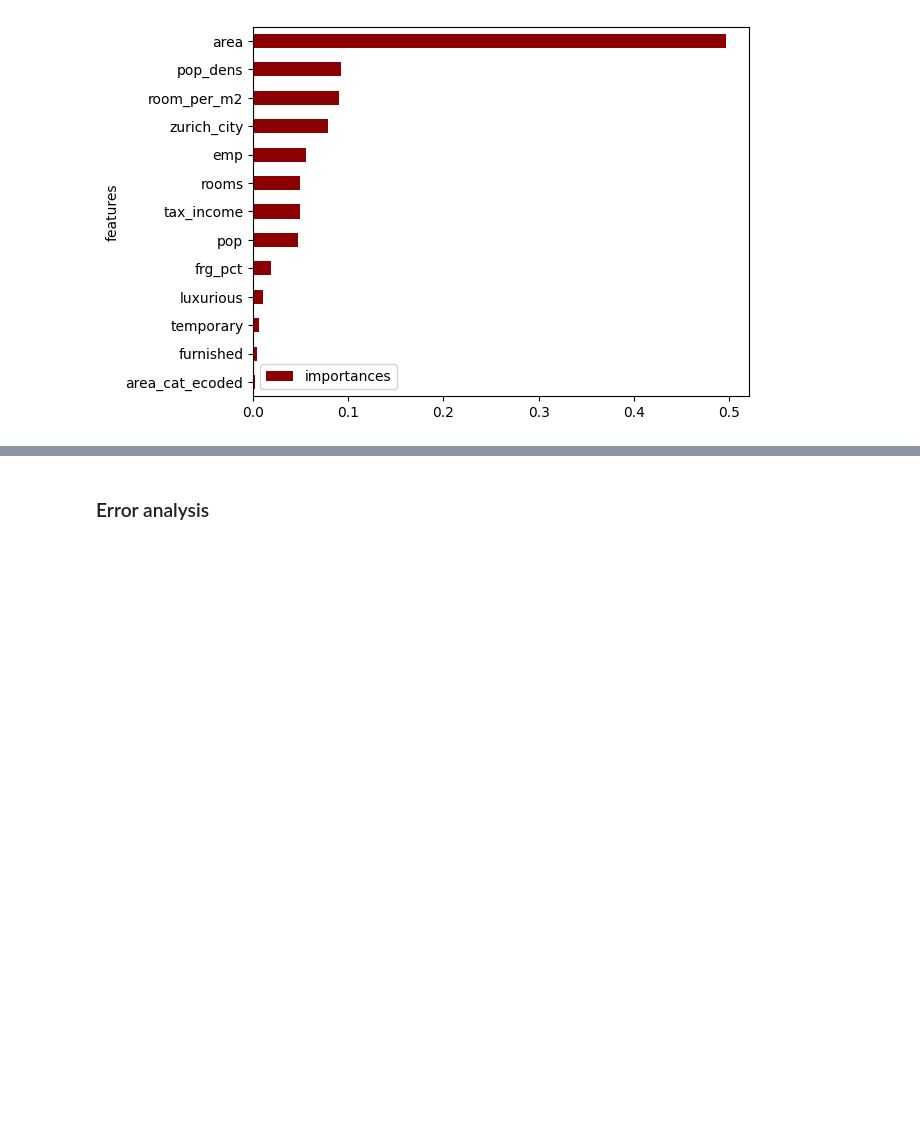
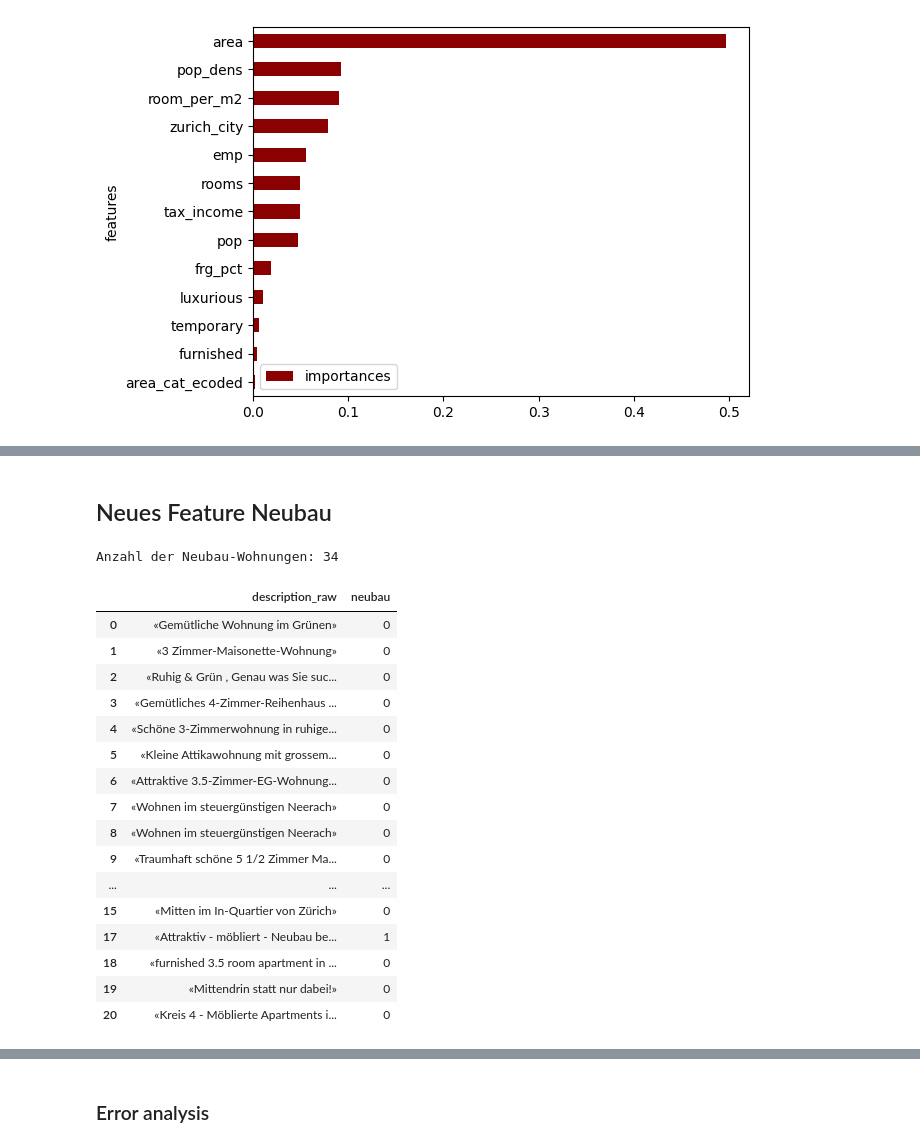
Before and after one commit to kaisest1/ai-applications-fs25, a Jupyter notebook: week2/feature_engineering.ipynb, the cells around one changed output, grey strips where cells are left out. Drawn from its saved outputs; the diff is of its cells as text; code cells hidden in the pictures; blank space fills up the shorter version.

```diff
--- a/week2/feature_engineering.ipynb
+++ b/week2/feature_engineering.ipynb
@@ -459,0 +472,30 @@ df_fi.plot(kind='barh',
+# %% [markdown]
+## Neues Feature Neubau
+# %%
+# Erstellen einer binären Variable 'neubau', die 1 ist, wenn 'Neubau' in description_raw vorkommt, sonst 0
+df['neubau'] = df['description_raw'].str.contains('Neubau', case=False, na=False).astype(int)
+
+# Anzahl der Neubau-Wohnungen ausgeben
+print('Anzahl der Neubau-Wohnungen:', df['neubau'].sum())
+
+# Beispielhafte Ausgabe der ersten Zeilen
+df[['description_raw', 'neubau']].head(20)
+# %% [output]
+Anzahl der Neubau-Wohnungen: 34
+|  | description_raw | neubau |
+| 0 | «Gemütliche Wohnung im Grünen» | 0 |
+| 1 | «3 Zimmer-Maisonette-Wohnung» | 0 |
+| 2 | «Ruhig & Grün , Genau was Sie suc... | 0 |
+| 3 | «Gemütliches 4-Zimmer-Reihenhaus ... | 0 |
+| 4 | «Schöne 3-Zimmerwohnung in ruhige... | 0 |
+| 5 | «Kleine Attikawohnung mit grossem... | 0 |
+| 6 | «Attraktive 3.5-Zimmer-EG-Wohnung... | 0 |
+| 7 | «Wohnen im steuergünstigen Neerach» | 0 |
+| 8 | «Wohnen im steuergünstigen Neerach» | 0 |
+| 9 | «Traumhaft schöne 5 1/2 Zimmer Ma... | 0 |
+| ... | ... | ... |
+| 15 | «Mitten im In-Quartier von Zürich» | 0 |
+| 17 | «Attraktiv - möbliert - Neubau be... | 1 |
+| 18 | «furnished 3.5 room apartment in ... | 0 |
+| 19 | «Mittendrin statt nur dabei!» | 0 |
+| 20 | «Kreis 4 - Möblierte Apartments i... | 0 |
```
Also changed, not shown: parts of 11 cells of this notebook, 12 other files.
